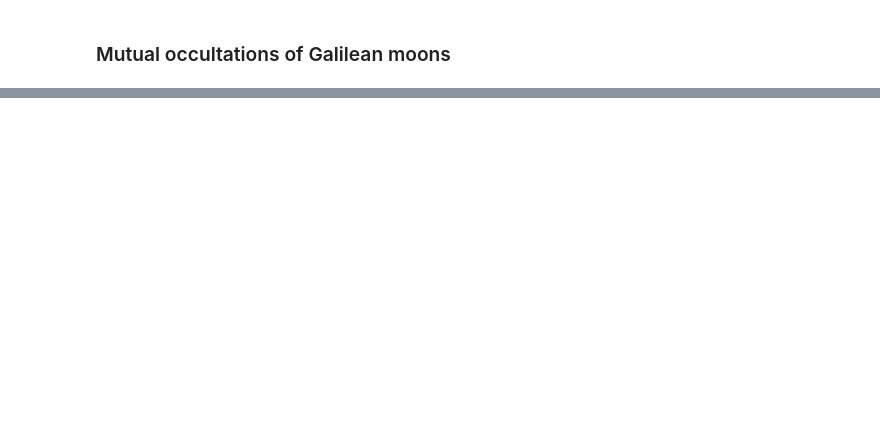
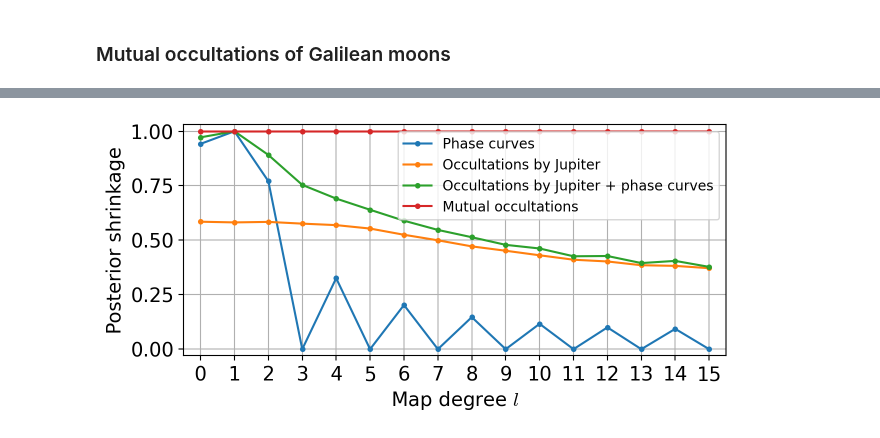
Before and after one commit to fbartolic/volcano, a Jupyter notebook: paper/figures/InformationContent.ipynb, the cells around one changed output, grey strips where cells are left out. Saved outputs shown, nothing was run; the diff lists cells and outputs as text; code cells hidden in the pictures; blank space fills up the shorter version.

Commit message:
Computing shrinkage properly, minor changes to plot.

```diff
--- a/paper/figures/InformationContent.ipynb
+++ b/paper/figures/InformationContent.ipynb
@@ -232,6 +188,10 @@ if not os.path.exists(directory):
 np.save(os.path.join(directory, "A_phase.npy"), A_phase)
 np.save(os.path.join(directory, "A_occ.npy"), A_occ)
 np.save(os.path.join(directory, "A_occ_phase"), A_occ_phase)
+# %%
+A_phase = np.load('out/A_phase.npy')
+A_occ = np.load('out/A_occ.npy')
+A_occ_phase = np.load('out/A_occ_phase.npy')
 # %% [markdown]
 ### Mutual occultations of Galilean moons
 # %%
@@ -351,4 +315,6 @@ A_mut = np.concatenate([A_mut_eur_sun, A_mut_gan_sun, A_mut_cal_sun, A_mut_eur_e
 # %%
 np.save(os.path.join(directory, "A_mut.npy"), A_mut)
+# %%
+A_mut = np.load('out/A_mut.npy')
 # %%
 from scipy.linalg import cho_factor, cho_solve
@@ -406,49 +359,28 @@ def compute_posterior_shrinkage(A, avg_across_m=True, snr=100):
 
         return ls, post_shrinkage
 # %%
-s_phase = compute_posterior_shrinkage(A_phase, snr=100)
-s_occ = compute_posterior_shrinkage(A_occ, snr=100)
-s_occ_phase = compute_posterior_shrinkage(A_occ_phase, snr=100)
-s_mut = compute_posterior_shrinkage(A_mut, snr=100)
-
-_s_phase = compute_posterior_shrinkage(A_phase, snr=10)
-_s_occ = compute_posterior_shrinkage(A_occ, snr=10)
-_s_occ_phase = compute_posterior_shrinkage(A_occ_phase, snr=10)
-_s_mut = compute_posterior_shrinkage(A_mut, snr=10)
+s_phase = compute_posterior_shrinkage(A_phase[:, :])
+s_occ = compute_posterior_shrinkage(A_occ[:, :])
+s_occ_phase = compute_posterior_shrinkage(A_occ_phase[::2, :])
+s_mut = compute_posterior_shrinkage(A_mut[:, :])
 # %%
-fig, ax = plt.subplots(figsize=(6, 5))
+fig, ax = plt.subplots(figsize=(7, 3))
 
-lcut = 19
+lcut = 16
 
-(p1,) = ax.plot(s_phase[:lcut], "C0.-")
-(p2,) = ax.plot(_s_phase[:lcut], "C0.--")
-(p3,) = ax.plot(s_occ[:lcut], "C1.-")
-(p4,) = ax.plot(_s_occ[:lcut], "C1.--")
-(p5,) = ax.plot(s_occ_phase[:lcut], "C2.-")
-(p6,) = ax.plot(_s_occ_phase[:lcut], "C2.--")
-(p7,) = ax.plot(s_mut[:lcut], "C3.-")
-(p8,) = ax.plot(_s_mut[:lcut], "C3.--")
-
-ax.legend(
-    [(p1, p2), (p3, p4), (p5, p6), (p7, p8)],
-    [
-        "Phase curves",
-        "Occultations with \nJupiter",
-        "Occultations with \nJupiter + phase curves",
-        "Mutual occultations",
-    ],
-    numpoints=1,
-    handler_map={tuple: HandlerTuple(ndivide=None)},
-    handlelength=4,
-    prop={"size": 9},
-    #     loc="center right",
-)
+(p1,) = ax.plot(s_phase[:lcut], "C0.-", label='Phase curves')
+(p3,) = ax.plot(s_occ[:lcut], "C1.-", label='Occultations by Jupiter')
+(p5,) = ax.plot(s_occ_phase[:lcut], "C2.-", label='Occultations by Jupiter + phase curves')
+(p7,) = ax.plot(s_mut[:lcut], "C3.-", label='Mutual occultations')
+ax.legend(prop={"size":10}, loc="upper right")
 
 ax.set_xlabel(r"Map degree $l$")
 ax.set_ylabel("Posterior shrinkage")
 ax.grid()
 ax.set_ylim(-0.03, 1.03)
-ax.set_xlim(-0.5, 18.5)
-ax.set_xticks(np.arange(0, 19, 2))
+ax.set_xlim(-0.5, lcut-0.5)
+ax.set_xticks(np.arange(lcut));
 
 plt.savefig("information_content.pdf", bbox_inches="tight")
+# %% [output]
+[figure, added]
```
Also changed, not shown: parts of 7 cells of this notebook, 1 other file.
